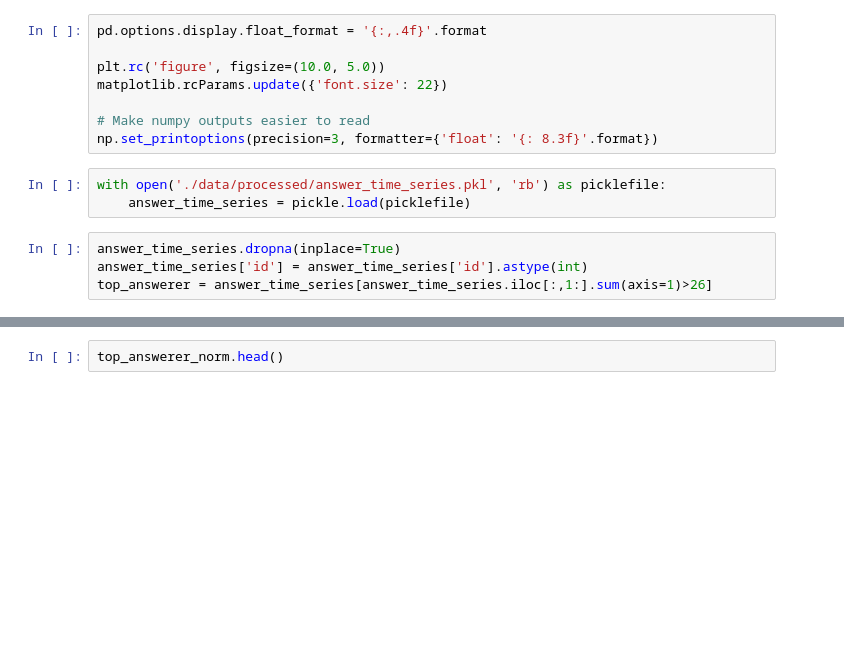
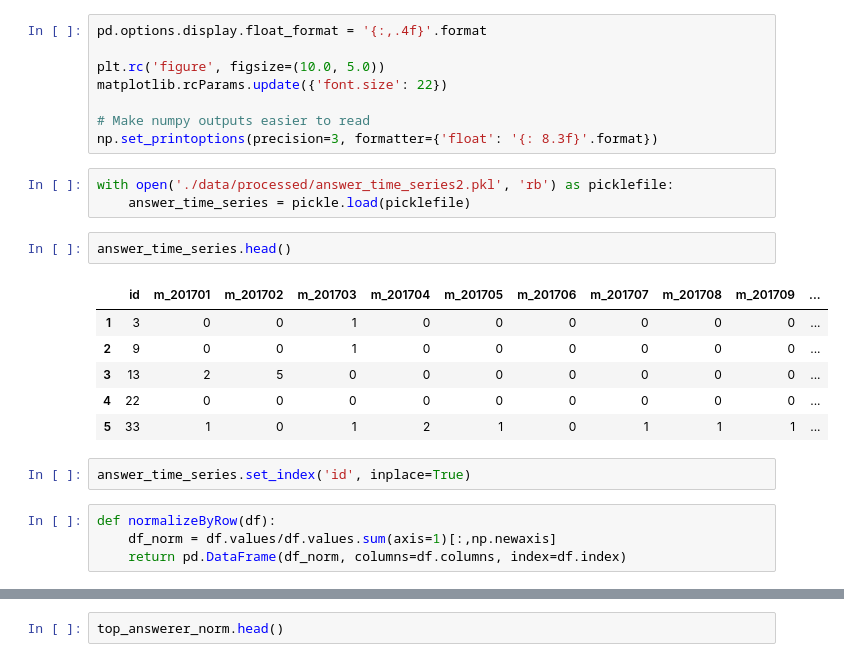
Before and after one commit to leomaxx/StackOverflowChurnAnalysis, a Jupyter notebook: 021_Explore_Answerer_Contribute_Pattern.ipynb, the cells around one changed output, grey strips where cells are left out. Drawn from its saved outputs; the diff is of its cells as text; blank space fills up the shorter version.

```diff
--- a/021_Explore_Answerer_Contribute_Pattern.ipynb
+++ b/021_Explore_Answerer_Contribute_Pattern.ipynb
@@ -25,10 +25,21 @@ matplotlib.rcParams.update({'font.size': 22})
 # Make numpy outputs easier to read
 np.set_printoptions(precision=3, formatter={'float': '{: 8.3f}'.format})
 # %%
-with open('./data/processed/answer_time_series.pkl', 'rb') as picklefile:
+with open('./data/processed/answer_time_series2.pkl', 'rb') as picklefile:
     answer_time_series = pickle.load(picklefile)
-# %%
-answer_time_series.dropna(inplace=True)
-answer_time_series['id'] = answer_time_series['id'].astype(int)
-top_answerer = answer_time_series[answer_time_series.iloc[:,1:].sum(axis=1)>26]
+# %%
+answer_time_series.head()
+# %% [output]
+|  | id | m_201701 | m_201702 | m_201703 | m_201704 | m_201705 | m_201706 | m_201707 | m_201708 | m_201709 | ... |
+| 1 | 3 | 0 | 0 | 1 | 0 | 0 | 0 | 0 | 0 | 0 | ... |
+| 2 | 9 | 0 | 0 | 1 | 0 | 0 | 0 | 0 | 0 | 0 | ... |
+| 3 | 13 | 2 | 5 | 0 | 0 | 0 | 0 | 0 | 0 | 0 | ... |
+| 4 | 22 | 0 | 0 | 0 | 0 | 0 | 0 | 0 | 0 | 0 | ... |
+| 5 | 33 | 1 | 0 | 1 | 2 | 1 | 0 | 1 | 1 | 1 | ... |
+# %%
+answer_time_series.set_index('id', inplace=True)
+# %%
+def normalizeByRow(df):
+    df_norm = df.values/df.values.sum(axis=1)[:,np.newaxis]
+    return pd.DataFrame(df_norm, columns=df.columns, index=df.index)
 # %%
```
Also changed, not shown: parts of 41 cells of this notebook, 3 other files.
